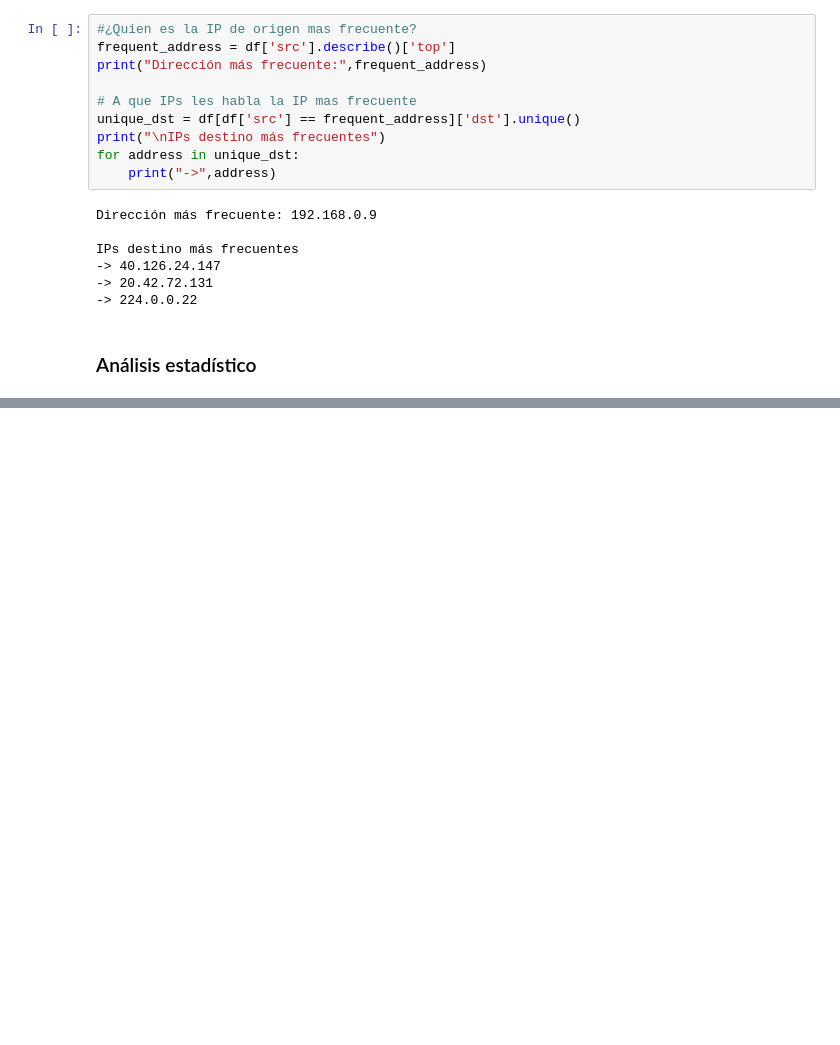
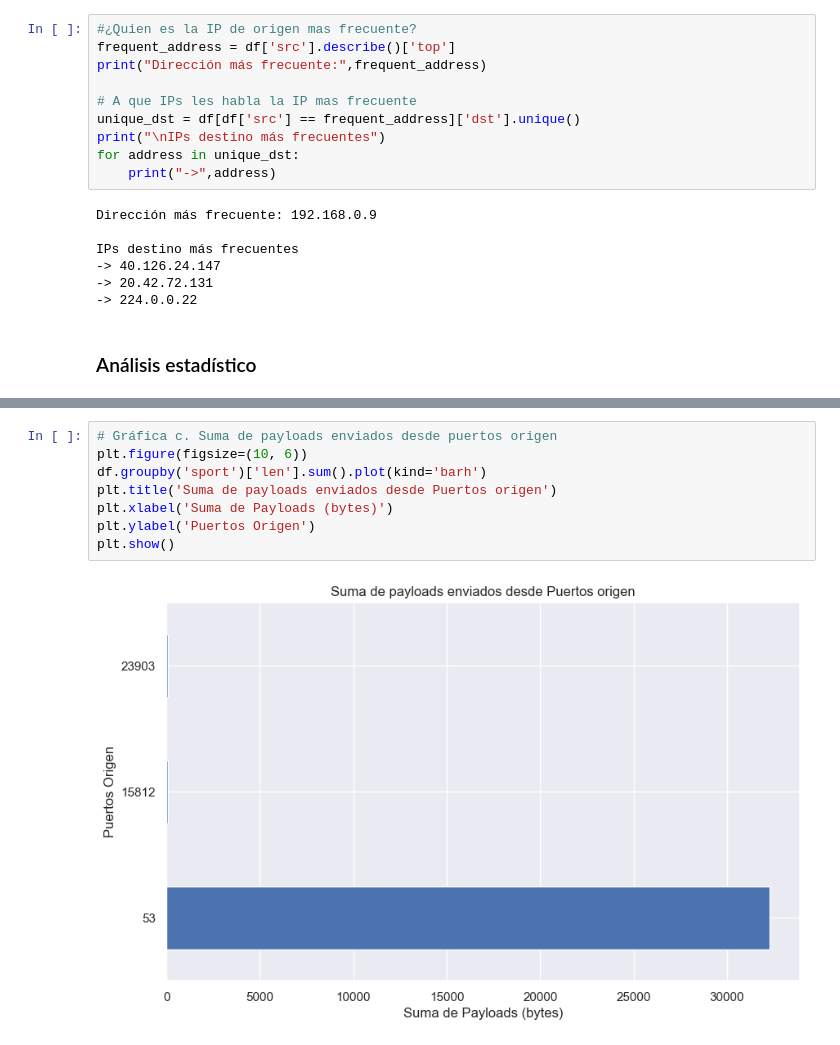
Before and after one commit to ChristopherG19/UVG_SDS_Lab6, a Jupyter notebook: Laboratorio#6.ipynb, the cells around one changed output, grey strips where cells are left out. Drawn from its saved outputs; the diff is of its cells as text; blank space fills up the shorter version.

```diff
--- a/Laboratorio#6.ipynb
+++ b/Laboratorio#6.ipynb
@@ -237,0 +368,10 @@ IPs destino más frecuentes
+# %%
+# Gráfica c. Suma de payloads enviados desde puertos origen
+plt.figure(figsize=(10, 6))
+df.groupby('sport')['len'].sum().plot(kind='barh')
+plt.title('Suma de payloads enviados desde Puertos origen')
+plt.xlabel('Suma de Payloads (bytes)')
+plt.ylabel('Puertos Origen')
+plt.show()
+# %% [output]
+[figure, added]
```
Also changed, not shown: parts of 15 cells of this notebook.
